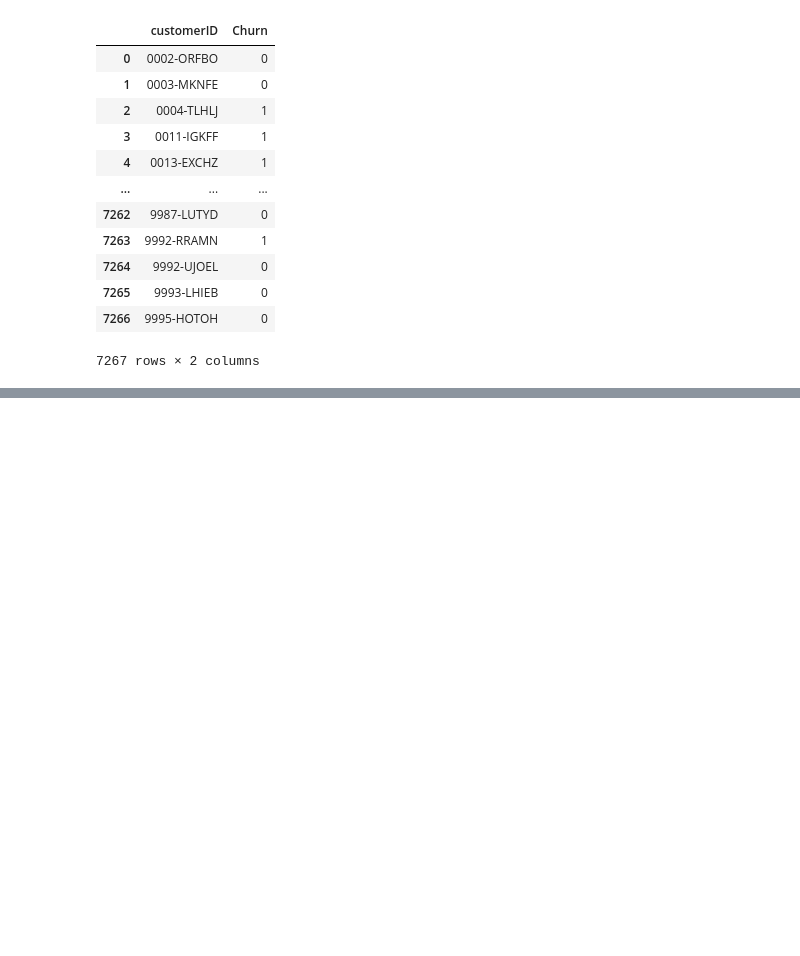
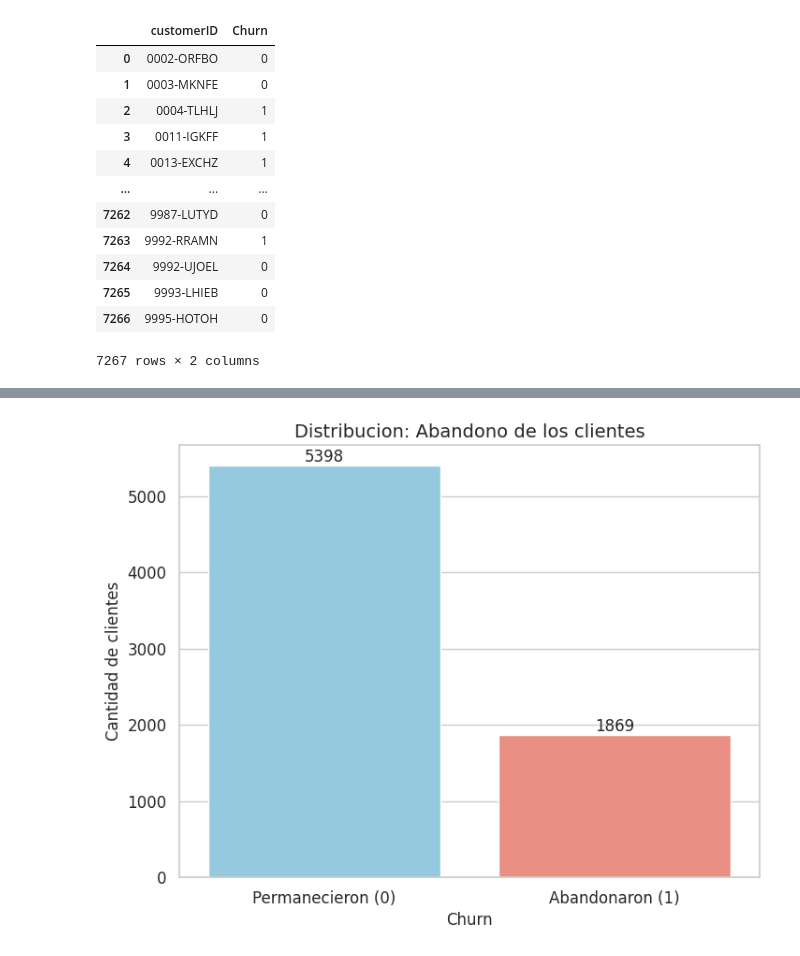
Before and after one commit to clavandera/TelecomX, a Jupyter notebook: ChallengeTelecom.ipynb, the cells around one changed output, grey strips where cells are left out. Saved outputs shown, nothing was run; the diff lists cells and outputs as text; code cells hidden in the pictures; blank space fills up the shorter version.

```diff
--- a/ChallengeTelecom.ipynb
+++ b/ChallengeTelecom.ipynb
@@ -332,0 +333,2 @@ datosiniciales
+# %%
+df_final = pd.concat([datosiniciales, cliente, phone, internet, account], axis=1)
@@ -332,0 +366,2 @@ datosiniciales
+# %%
+churn_counts = df_final['Churn'].value_counts()
@@ -332,0 +373,18 @@ datosiniciales
+# %%
+sns.set_theme(style="whitegrid") #configuro el tema
+
+plt.figure(figsize=(8, 6)) #tamaño de la figura
+
+sns.barplot(x=churn_counts.index,y=churn_counts.values,hue=churn_counts.index,palette=["skyblue", "salmon"],legend=False)
+plt.title('Distribucion: Abandono de los clientes', fontsize=14)
+plt.ylabel('Cantidad de clientes', fontsize=12)
+plt.xlabel('Churn', fontsize=12)
+plt.xticks([0, 1],['Permanecieron (0)', 'Abandonaron (1)'],fontsize=12)
+plt.yticks(fontsize=12)
+
+for i, count in enumerate(churn_counts.values):
+    plt.text(i, count + 50, str(count), ha='center', fontsize=12)
+
+plt.show()
+# %% [output]
+[figure, added]
```
Also changed, not shown: parts of 8 cells of this notebook.
